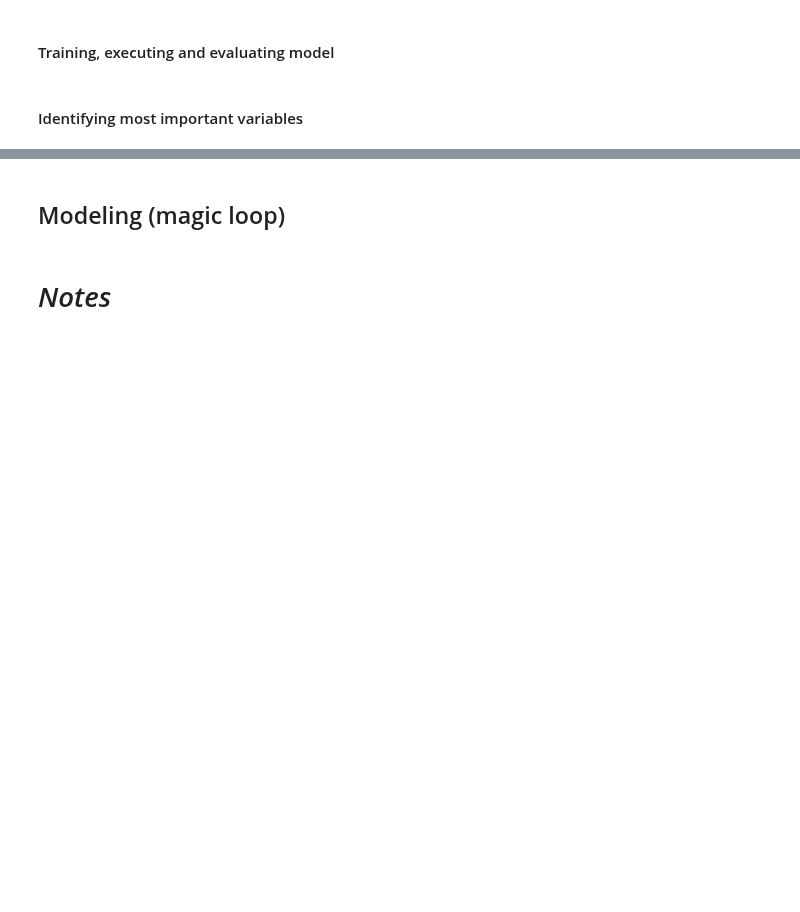
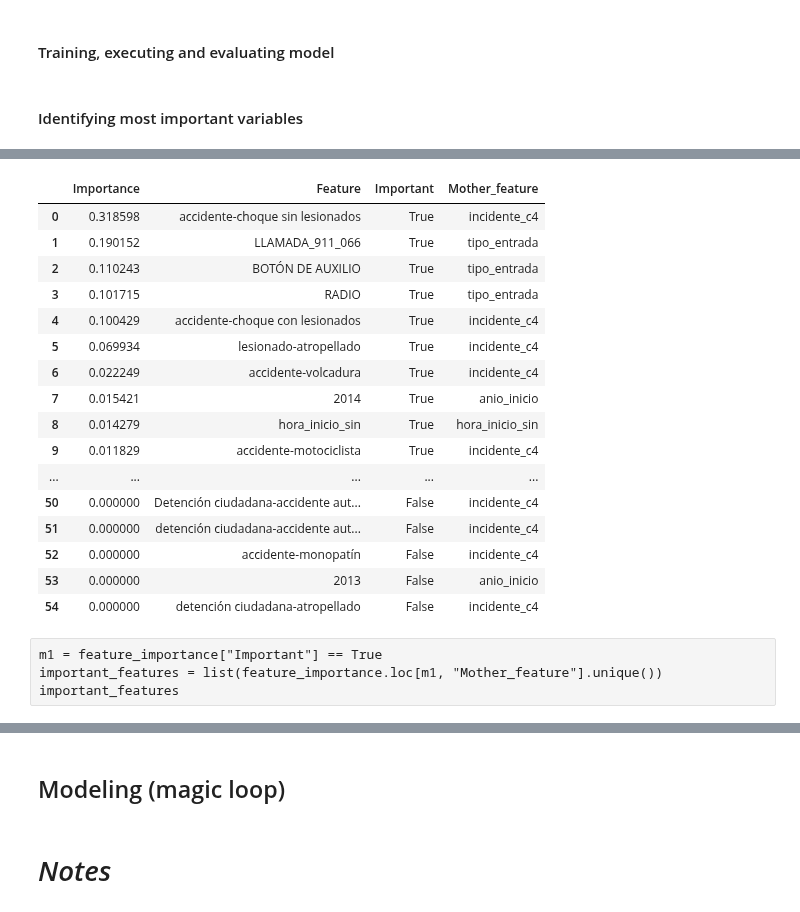
Before and after one commit to robperch/intro_to_ds_project, a Jupyter notebook: notebooks/Rob/Rob_sandbox.ipynb, the cells around one changed output, grey strips where cells are left out. Saved outputs shown, nothing was run; the diff lists cells and outputs as text; code cells hidden in the pictures; blank space fills up the shorter version.

Commit message:
Functional pipeline to only leave most important features based on importance analysis; data ready for modeling module

```diff
--- a/notebooks/Rob/Rob_sandbox.ipynb
+++ b/notebooks/Rob/Rob_sandbox.ipynb
@@ -182,0 +196,3 @@ print(display(feature_importance))
+# %%
+feature_importance.reset_index(inplace=True, drop=True)
+feature_importance
@@ -182,0 +217,38 @@ print(display(feature_importance))
+# %%
+feature_importance["Important"] = feature_importance["Importance"].apply(lambda x: True if x >= feature_importance_theshold else False)
+# %%
+def find_mother(row, ohe_dict):
+    """
+    """
+
+    for key in ohe_dict:
+        if row in ohe_dict[key]:
+            return key
+
+    return row
+# %%
+feature_importance["Mother_feature"] = feature_importance["Feature"].apply(lambda x: find_mother(x, ohe_dict))
+# %%
+feature_importance
+# %% [output]
+|  | Importance | Feature | Important | Mother_feature |
+| 0 | 0.318598 | accidente-choque sin lesionados | True | incidente_c4 |
+| 1 | 0.190152 | LLAMADA_911_066 | True | tipo_entrada |
+| 2 | 0.110243 | BOTÓN DE AUXILIO | True | tipo_entrada |
+| 3 | 0.101715 | RADIO | True | tipo_entrada |
+| 4 | 0.100429 | accidente-choque con lesionados | True | incidente_c4 |
+| 5 | 0.069934 | lesionado-atropellado | True | incidente_c4 |
+| 6 | 0.022249 | accidente-volcadura | True | incidente_c4 |
+| 7 | 0.015421 | 2014 | True | anio_inicio |
+| 8 | 0.014279 | hora_inicio_sin | True | hora_inicio_sin |
+| 9 | 0.011829 | accidente-motociclista | True | incidente_c4 |
+| ... | ... | ... | ... | ... |
+| 50 | 0.000000 | Detención ciudadana-accidente aut... | False | incidente_c4 |
+| 51 | 0.000000 | detención ciudadana-accidente aut... | False | incidente_c4 |
+| 52 | 0.000000 | accidente-monopatín | False | incidente_c4 |
+| 53 | 0.000000 | 2013 | False | anio_inicio |
+| 54 | 0.000000 | detención ciudadana-atropellado | False | incidente_c4 |
+# %% [raw]
+m1 = feature_importance["Important"] == True
+important_features = list(feature_importance.loc[m1, "Mother_feature"].unique())
+important_features
```
Also changed, not shown: parts of 26 cells of this notebook, 4 other files.
